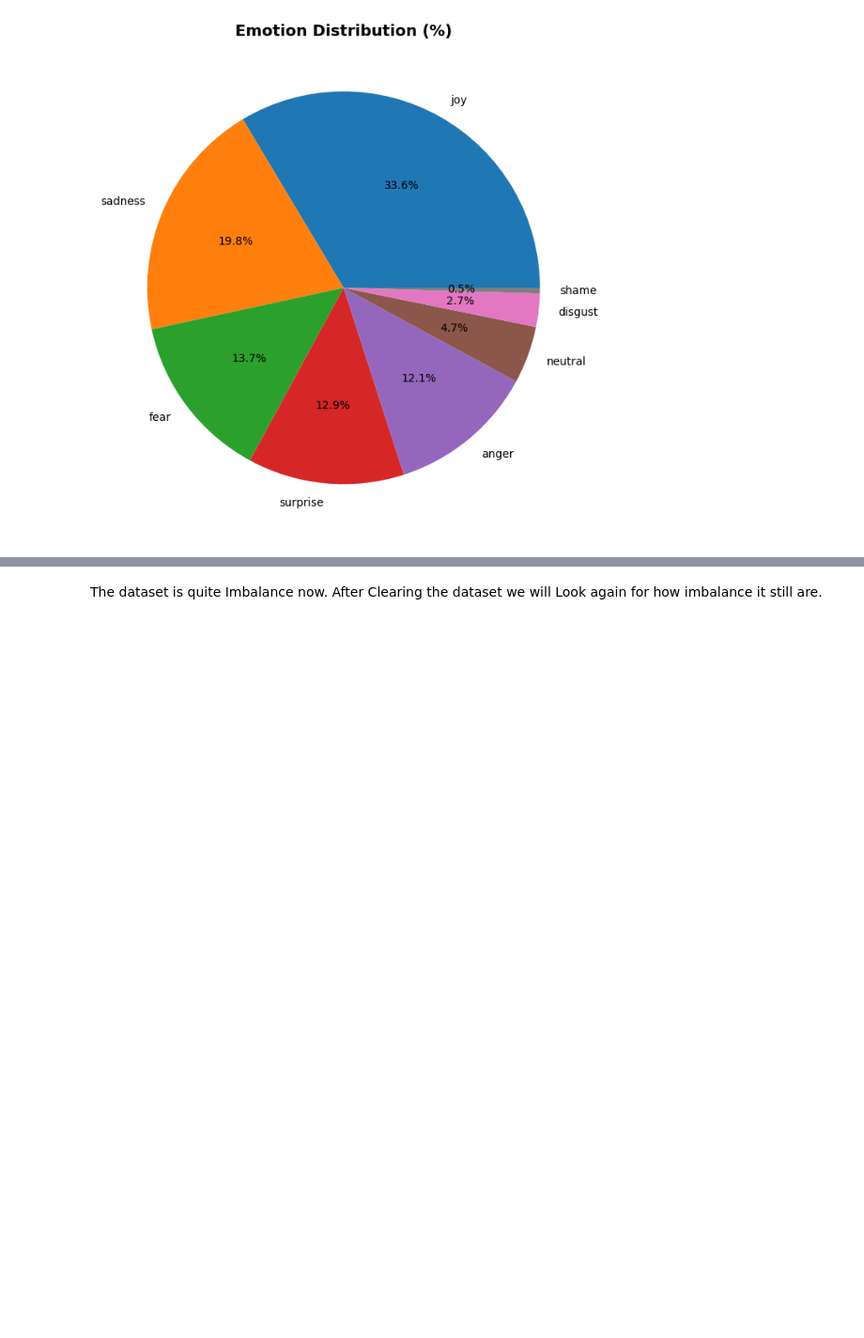
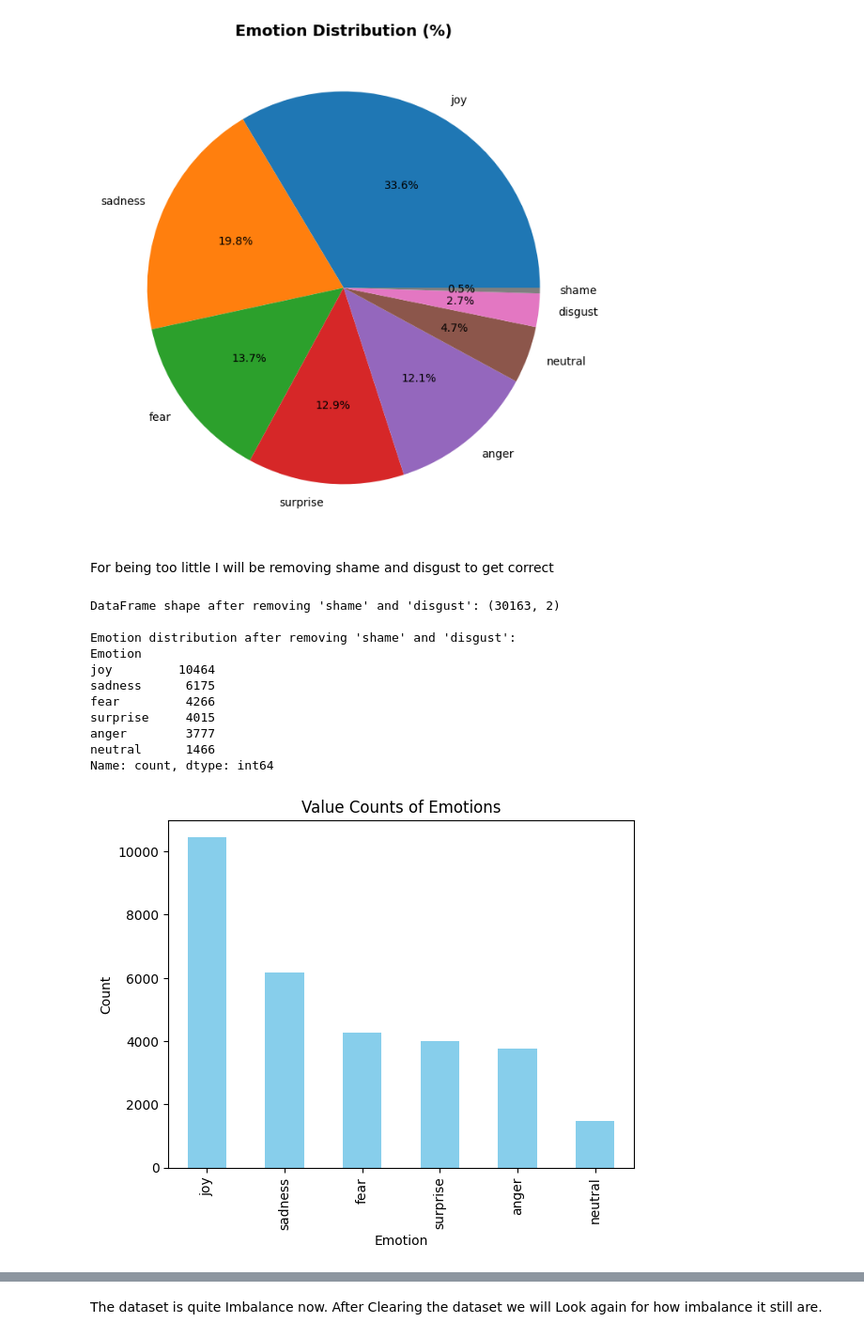
Before and after one commit to Tsaraban/CM4145_NLP_coursework, a Jupyter notebook: CE4145_coursework.ipynb, the cells around one changed output, grey strips where cells are left out. Shown at 94% size. Drawn from its saved outputs; the diff is of its cells as text; code cells hidden in the pictures; blank space fills up the shorter version.

```diff
--- a/CE4145_coursework.ipynb
+++ b/CE4145_coursework.ipynb
@@ -110,3 +113,39 @@ plt.show()
 # %% [output]
 [figure]
 [figure]
+# %% [markdown]
+For being too little I will be removing shame and disgust to get correct
+# %%
+df = df[~df['Emotion'].isin(['shame', 'disgust'])]
+print(f"DataFrame shape after removing 'shame' and 'disgust': {df.shape}")
+print("\nEmotion distribution after removing 'shame' and 'disgust':")
+print(df['Emotion'].value_counts())
+
+# Calculate value counts
+counts = df['Emotion'].value_counts()
+
+# Plot value counts
+counts.plot(kind='bar', color='skyblue')
+plt.xlabel('Emotion')
+plt.ylabel('Count')
+plt.title('Value Counts of Emotions')
+plt.show()
+
+plt.figure(figsize=(8, 8))
+df['Emotion'].value_counts().plot(kind='pie', autopct='%1.1f%%')
+plt.title('Emotion Distribution (%)', fontsize=14, fontweight='bold')
+plt.ylabel('')
+plt.show()
+# %% [output]
+DataFrame shape after removing 'shame' and 'disgust': (30163, 2)
+
+Emotion distribution after removing 'shame' and 'disgust':
+Emotion
+joy         10464
+sadness      6175
+fear         4266
+surprise     4015
+anger        3777
+neutral      1466
+Name: count, dtype: int64
+[figure, added]
```
Also changed, not shown: parts of 65 cells of this notebook.
